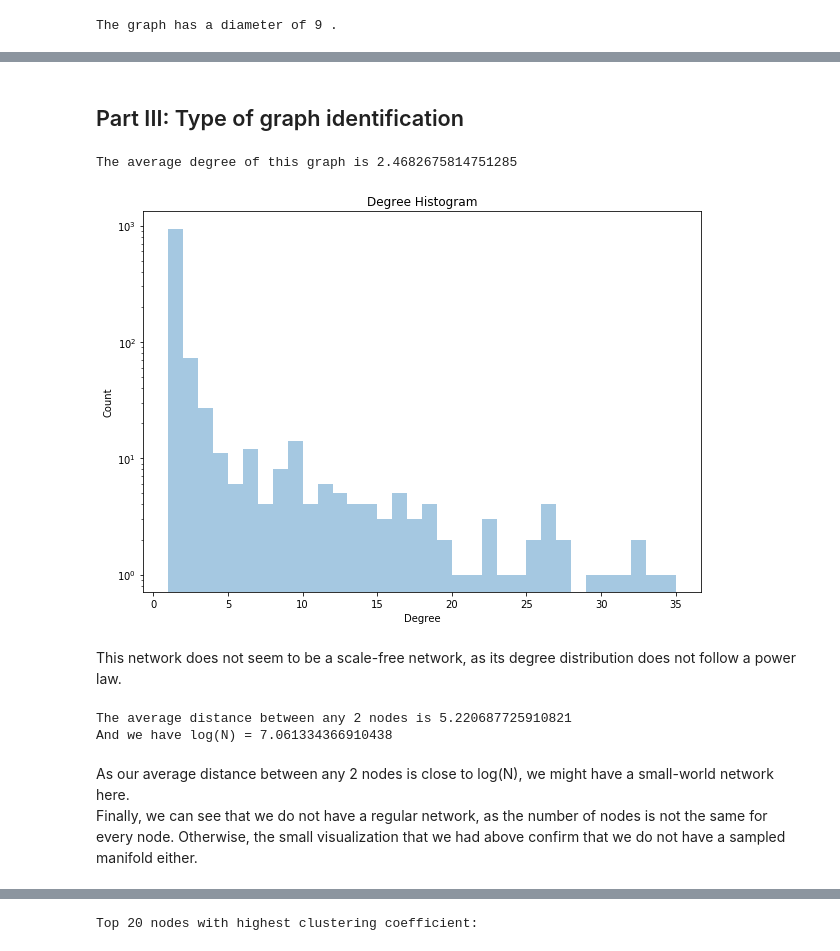
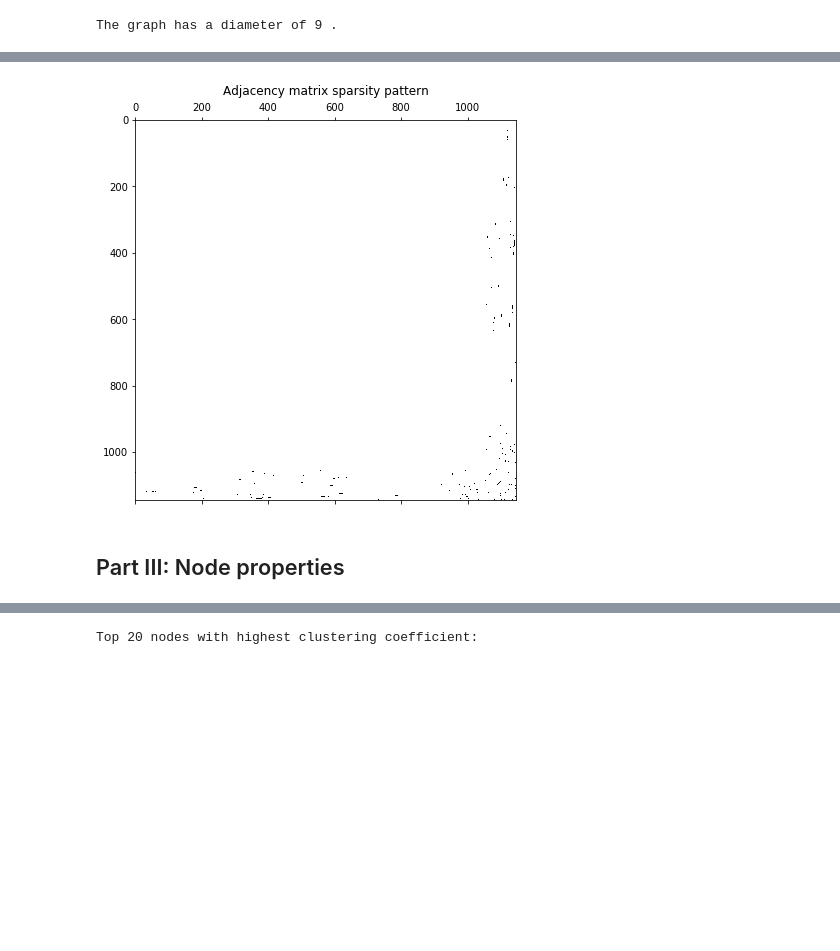
Before and after one commit to FredBaos/Ntds_project_team02, a Jupyter notebook: Exploration.ipynb, the cells around one changed output, grey strips where cells are left out. Saved outputs shown, nothing was run; the diff lists cells and outputs as text; code cells hidden in the pictures; blank space fills up the shorter version.

```diff
--- a/Exploration.ipynb
+++ b/Exploration.ipynb
@@ -73,28 +119,9 @@ First important point is that the graph is connected, and that is essential for
+# %%
+plt.figure(figsize=(10,7))
+plt.title('Adjacency matrix sparsity pattern')
+plt.spy(reduced_adjacency)
+plt.show()
+# %% [output]
+[figure, added]
 # %% [markdown]
-## Part III: Type of graph identification
+## Part III: Node properties
-# %%
-# study of the degree distribution of the graph
-degree_sequence = sorted([d for n, d in G.degree()], reverse=True)
-print("The average degree of this graph is", np.mean(degree_sequence))
-
-plt.figure(figsize=(10,7))
-sns.distplot(degree_sequence[int(len(degree_sequence) * 0.005):], kde=False, hist_kws={'log':True})
-plt.title("Degree Histogram")
-plt.ylabel("Count")
-plt.xlabel("Degree")
-plt.show()
-# %% [output]
-The average degree of this graph is 2.4682675814751285
-[figure, removed]
-# %% [markdown]
-This network does not seem to be a scale-free network, as its degree distribution does not follow a power law.
-# %%
-# let's check if we have a small-world network
-print("The average distance between any 2 nodes is", nx.average_shortest_path_length(G))
-print("And we have log(N) =", np.log(len(G.nodes)))
-# %% [output]
-The average distance between any 2 nodes is 5.220687725910821
-And we have log(N) = 7.061334366910438
-# %% [markdown]
-As our average distance between any 2 nodes is close to log(N), we might have a small-world network here. <br/>
-Finally, we can see that we do not have a regular network, as the number of nodes is not the same for every node. Otherwise, the small visualization that we had above confirm that we do not have a sampled manifold either.
```
Also changed, not shown: parts of 25 cells of this notebook.
